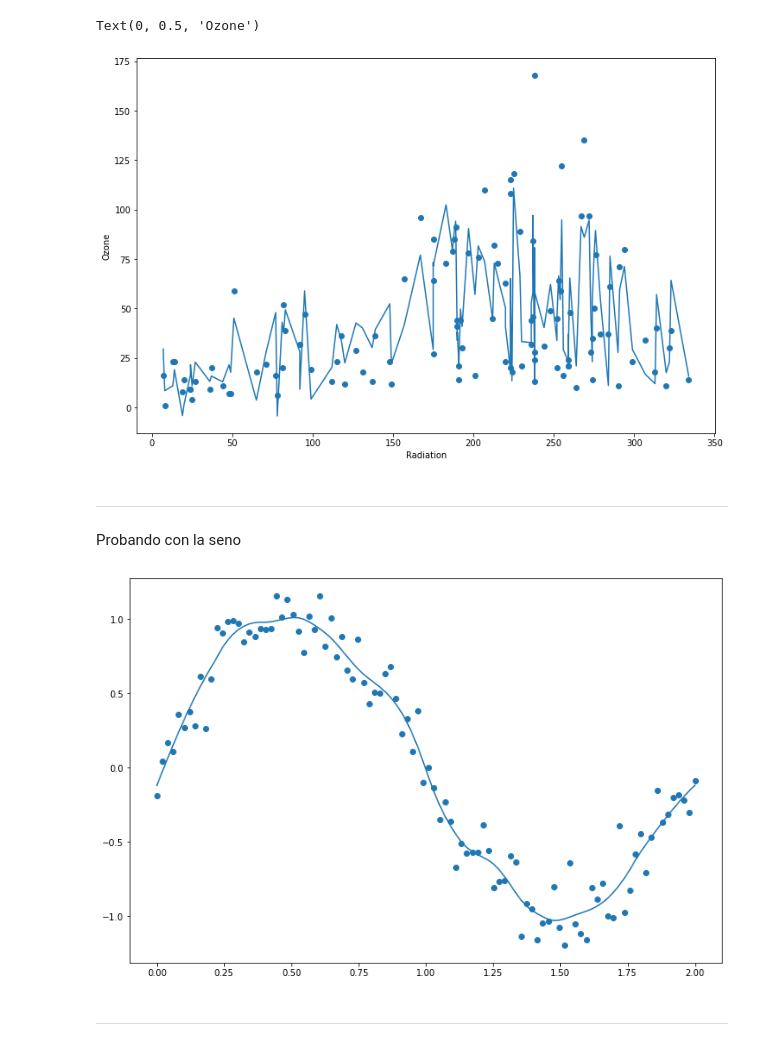
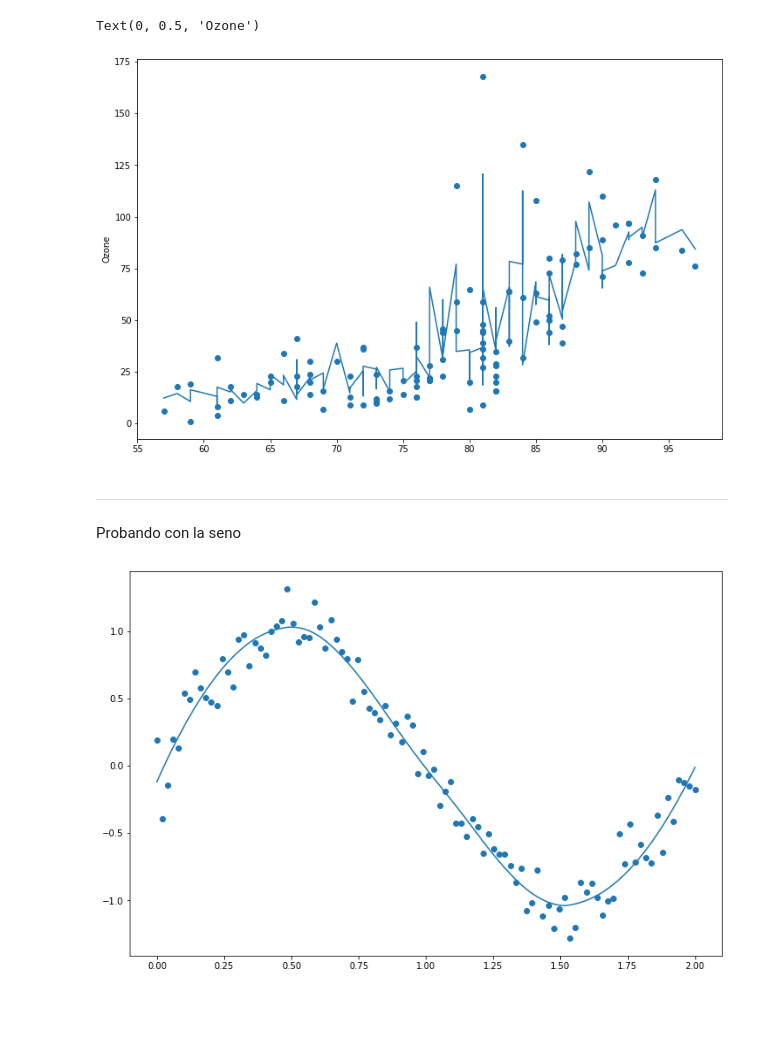
Before and after one commit to pablolp99/mn-tp3, a Jupyter notebook: notebooks/Other.ipynb, the cells around one changed output. Cells and saved outputs as stored; diff of their text form; code cells hidden in the pictures; blank space fills up the shorter version.

```diff
--- a/notebooks/Other.ipynb
+++ b/notebooks/Other.ipynb
@@ -9,7 +9,7 @@ from sklearn.preprocessing import PolynomialFeatures
 sys.path.insert(1, "../src")
 from Loess import *
 # %%
-df = pd.read_csv("datasets/dataset.csv").sort_values(by='radiation')
+df = pd.read_csv("datasets/dataset.csv").sort_values(by='temperature')
 
 # Data
 X = df[["radiation", "temperature", "wind"]].to_numpy()
@@ -17,16 +17,15 @@ X = df[["radiation", "temperature", "wind"]].to_numpy()
 y = df["ozone"].to_numpy()
 # %%
 loess = Loess(X, y)
-y_hat = np.array([loess.estimate(x, window=111) for x in X])
+y_hat = np.array([loess.estimate(x, window=44) for x in X])
 # %%
 fig = plt.figure(figsize=(12,8))
-plt.scatter(X[:, 0], y)
-plt.plot(X[:, 0], y_hat)
-plt.xlabel("Radiation")
+plt.scatter(X[:, 1], y)
+plt.plot(X[:, 1], y_hat)
 plt.ylabel("Ozone")
 # %% [output]
 Text(0, 0.5, 'Ozone')
-[figure, old version]
+[figure, new version]
 # %% [markdown]
 ---
 Probando con la seno
@@ -40,9 +39,7 @@ y_t = np.array([l.estimate(x, window=25, degree=2) for x in X.reshape((100,1))])
 # %%
 fig = plt.figure(figsize=(12,8))
 plt.scatter(X, y)
-plt.plot(X, y_t[:,2])
+plt.plot(X, y_t)
 plt.show()
 # %% [output]
-[figure, old version]
+[figure, new version]
-# %% [markdown]
----
```
Also changed, not shown: parts of 5 cells of this notebook, 1 other file.
